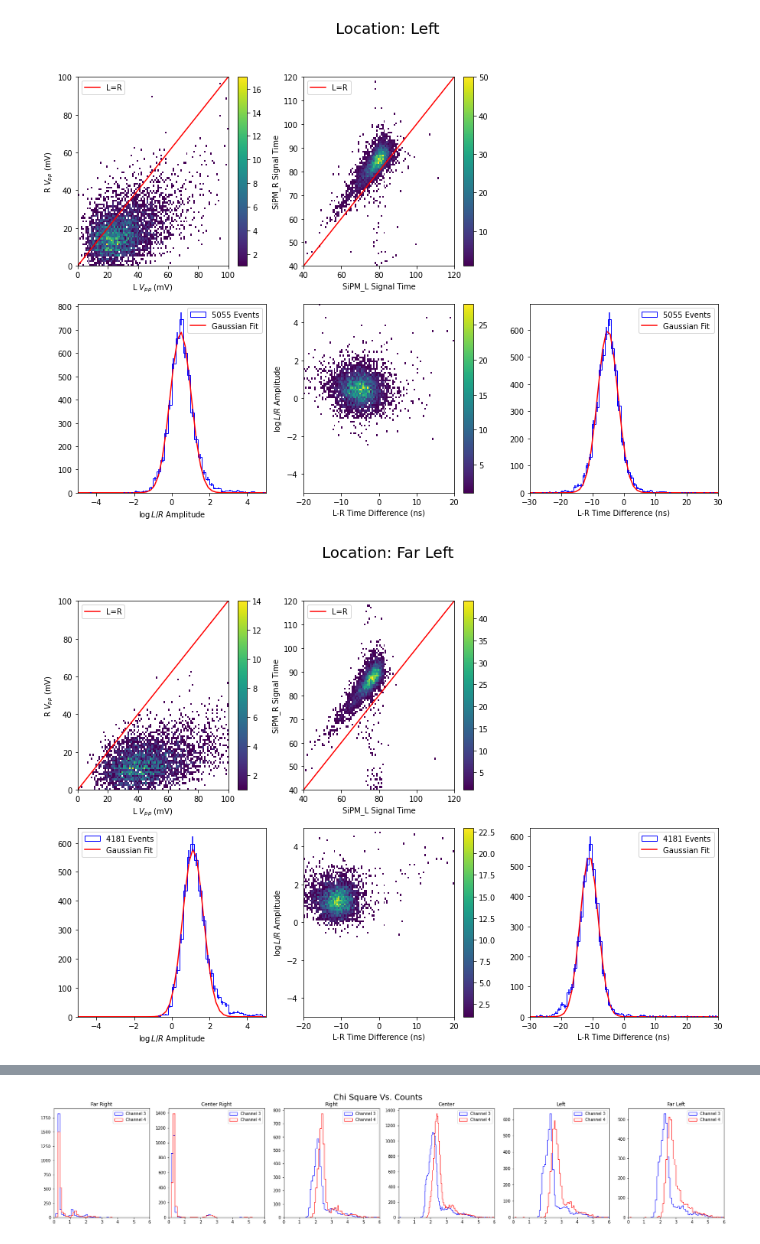
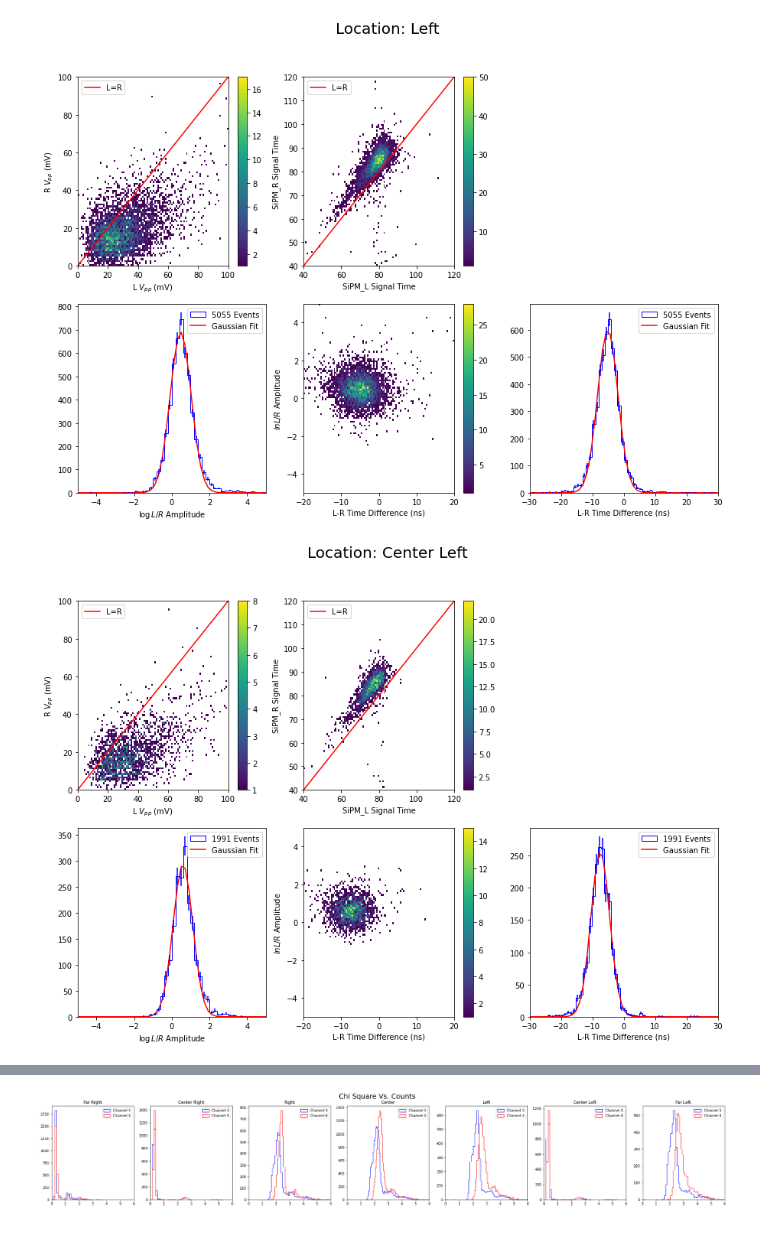
Before and after one commit to peckalec/fcal_project, a Jupyter notebook: SingleBarCosmics.ipynb, the cells around one changed output, grey strips where cells are left out. Saved outputs shown, nothing was run; the diff lists cells and outputs as text; code cells hidden in the pictures.

```diff
--- a/SingleBarCosmics.ipynb
+++ b/SingleBarCosmics.ipynb
@@ -60,9 +26,9 @@ SetLandau()
 # %%
-testpoints=np.array([232,203,174,139,97,46])
+testpoints=np.array([232,203,174,139,97,77,46])
 locations = testpoints - 14
 dataframes = [-666]*len(locations)
-positions = ["Far Right", "Center Right", "Right", "Center", "Left","Far Left"] #"Center Left"
-colors=["blue","orange","green","red","purple","cyan"] #"black"
+positions = ["Far Right", "Center Right", "Right", "Center", "Left","Center Left", "Far Left"]
+colors=["blue","orange","green","red","purple","cyan", "black"]
 # %%
 for i in range(len(locations)):
     with open(f'raw_data/longbar_take2/Pos_{testpoints[i]}_5mV.pkl', 'rb') as f:
@@ -94,32 +60,32 @@ for i in range(len(locations)):
     timecenters = timebins[:-1]/2+timebins[1:]/2
     coeff, covar = curve_fit(gaus, timecenters, timecounts)
     gausstart,gausstop = (-5,5)
     ax[1][0].plot(np.linspace(gausstart,gausstop,50),gaus(np.linspace(gausstart,gausstop,50),*coeff),label="Gaussian Fit",color="r")
     ax[1][0].set_xlim(-5,5)
     ax[1][0].errorbar(timecenters, timecounts, yerr=np.sqrt(timecounts),color="b",linestyle="None")
     ax[1][0].legend()
 
     ax[1][1].set_xlabel("L-R Time Difference (ns)")
-    ax[1][1].set_ylabel("$\log{L/R}$ Amplitude")
+    ax[1][1].set_ylabel("$lnL/R$ Amplitude")
     AmpDistance = ax[1][1].hist2d(dataframes[i].ch3_time_fit - dataframes[i].ch4_time_fit, np.log(dataframes[i].ch3_P2P_fit/dataframes[i].ch4_P2P_fit),bins=(100,100),cmin=1,label=f"{len(dataframes[i].ch4_time_fit)} Events",range=[[-20, 20], [-5, 5]])
     fig.colorbar(AmpDistance[-1],ax=ax[1][1])
 
     ax[1][2].set_xlabel("L-R Time Difference (ns)")
     timecounts,timebins,bars = ax[1][2].hist(dataframes[i].ch3_time_fit-dataframes[i].ch4_time_fit,bincount,color="b", label=f"{len(dataframes[i].ch4_time_fit)} Events",histtype="step")
     timecenters = timebins[:-1]/2+timebins[1:]/2
     coeff, covar = curve_fit(gaus, timecenters, timecounts)
     gausstart,gausstop = (-30,30)
     ax[1][2].plot(np.linspace(gausstart,gausstop,50),gaus(np.linspace(gausstart,gausstop,50),*coeff),label="Gaussian Fit",color="r")
     ax[1][2].set_xlim(-30,30)
     ax[1][2].errorbar(timecenters, timecounts, yerr=np.sqrt(timecounts),color="b",linestyle="None")
     ax[1][2].legend()
 
     ax[0, -1].axis('off')
     plt.show()
 # %% [output]
 [figure]
 [figure]
 [figure]
 [figure]
 [figure]
-[figure, old version]
+[figure, new version]
@@ -133,7 +100,7 @@ for i in range(len(dataframes)):
     ax[i].set_title(positions[i])
     ax[i].legend()
 # %% [output]
-[figure, old version]
+[figure, new version]
 # %%
 time_diff = []
 err_time = []
```
Also changed, not shown: parts of 16 cells of this notebook, 1 other file.
